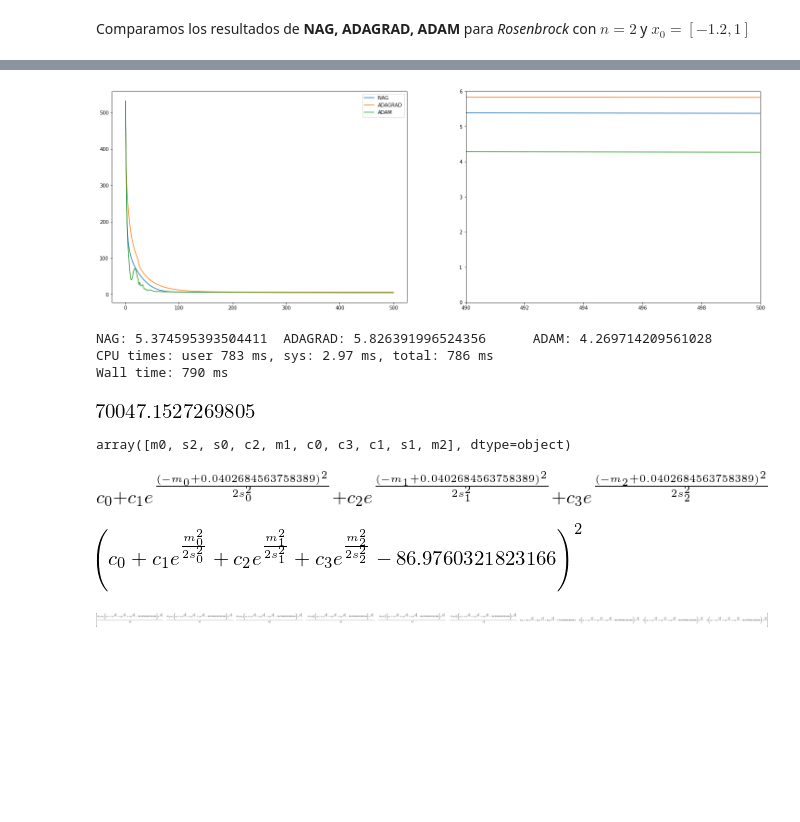
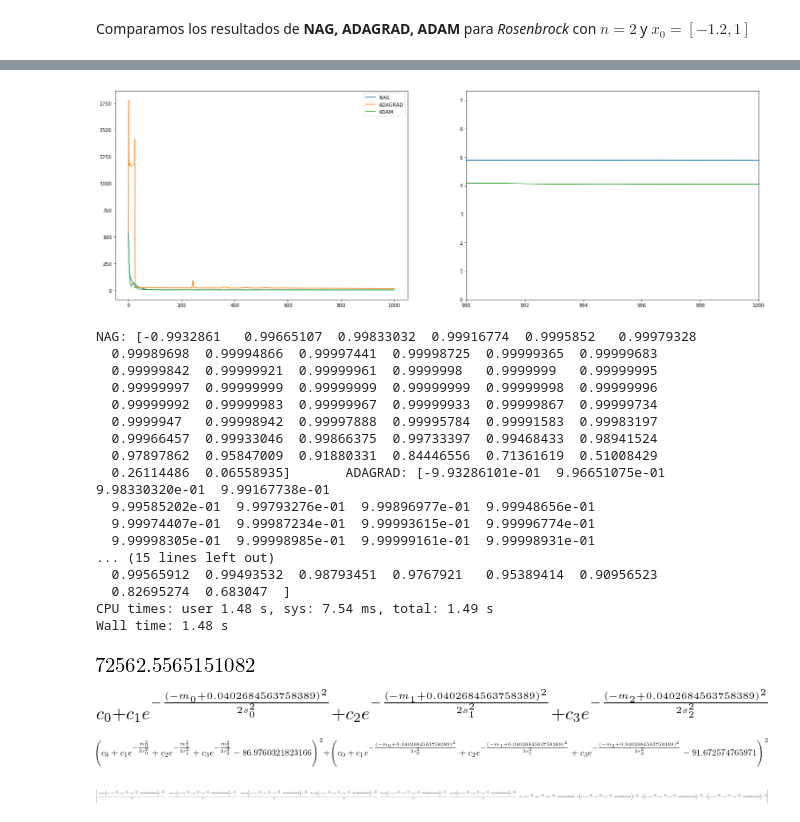
Before and after one commit to nottu/nottu-notes, a Jupyter notebook: MachineLearning/tarea_2_javier_peralta.ipynb, the cells around one changed output, grey strips where cells are left out. Saved outputs shown, nothing was run; the diff lists cells and outputs as text; code cells hidden in the pictures; blank space fills up the shorter version.

```diff
--- a/MachineLearning/tarea_2_javier_peralta.ipynb
+++ b/MachineLearning/tarea_2_javier_peralta.ipynb
@@ -187,24 +187,38 @@ Wall time: 281 ms
 x0 = np.ones((50))
 x0[0] = x0[-2] = -1.2
 rosenbrock_grad = sym_grad2(rosenbrock, len(x0))
-n_iter = 500
+n_iter = 1000
 nag_res = nag(rosenbrock, rosenbrock_grad, x0, n_iter, 0.0001, 0.2)
-adagrad_res = adagrad(rosenbrock, rosenbrock_grad, x0, n_iter, 0.1)
+adagrad_res = adagrad(rosenbrock, rosenbrock_grad, x0, n_iter, 1)
 adam_res = adam(rosenbrock, rosenbrock_grad, x0, n_iter, 0.1)
 
 plot_res(nag_res, adagrad_res, adam_res)
 print("NAG: {0}\tADAGRAD: {1}\tADAM: {2}".format(nag_res[-1], adagrad_res[-1] , adam_res[-1]))
 # %% [output]
-[figure, old version]
+[figure, new version]
-NAG: 5.374595393504411  ADAGRAD: 5.826391996524356      ADAM: 4.269714209561028
-CPU times: user 783 ms, sys: 2.97 ms, total: 786 ms
-Wall time: 790 ms
+NAG: [-0.9932861   0.99665107  0.99833032  0.99916774  0.9995852   0.99979328
+  0.99989698  0.99994866  0.99997441  0.99998725  0.99999365  0.99999683
+  0.99999842  0.99999921  0.99999961  0.9999998   0.9999999   0.99999995
+  0.99999997  0.99999999  0.99999999  0.99999999  0.99999998  0.99999996
+  0.99999992  0.99999983  0.99999967  0.99999933  0.99999867  0.99999734
+  0.9999947   0.99998942  0.99997888  0.99995784  0.99991583  0.99983197
+  0.99966457  0.99933046  0.99866375  0.99733397  0.99468433  0.98941524
+  0.97897862  0.95847009  0.91880331  0.84446556  0.71361619  0.51008429
+  0.26114486  0.06558935]       ADAGRAD: [-9.93286101e-01  9.96651075e-01  9.98330320e-01  9.99167738e-01
+  9.99585202e-01  9.99793276e-01  9.99896977e-01  9.99948656e-01
+  9.99974407e-01  9.99987234e-01  9.99993615e-01  9.99996774e-01
+  9.99998305e-01  9.99998985e-01  9.99999161e-01  9.99998931e-01
+... (15 lines left out)
+  0.99565912  0.99493532  0.98793451  0.9767921   0.95389414  0.90956523
+  0.82695274  0.683047  ]
+CPU times: user 1.48 s, sys: 7.54 ms, total: 1.49 s
+Wall time: 1.48 s
 # %%
 data = np.load('data.npy')
 # %%
 def radial_gauss(x, mu, sigma, lib=sp):
     expv = (x - mu)**2 / (2 * sigma**2)
-    return lib.exp(expv)
+    return lib.exp(-expv)
 
 def radial_fit(x, mu, sigma, c, lib=sp):
     val = c[0]
@@ -229,26 +243,20 @@ def create_radial_err_fun(x, y, msc):
 # %%
 radial_err(data[:10, 0], data[:10, 1], np.array([0, 1, 2]), np.array([1, 2, 3]), np.array([0, 1, 2, 3]))
 # %% [output]
-[figure, old version]
+[figure, new version]
 # %%
 k = 3
 c = sp.symbols('c0:{}'.format(k + 1))
 mu = sp.symbols('m0:{}'.format(k))
 sigma = sp.symbols('s0:{}'.format(k))
-
-v = np.array(c+mu+sigma)
-np.random.shuffle(v)
-v
-# %% [output]
-array([m0, s2, s0, c2, m1, c0, c3, c1, s1, m2], dtype=object)
 # %%
 radial_fit(data[1:2, 0][0], mu ,sigma, c, sp)
 # %% [output]
-[figure, old version]
+[figure, new version]
 # %%
-radial_err(data[:1, 0], data[:1, 1], mu ,sigma, c, sp)
+radial_err(data[:2, 0], data[:2, 1], mu ,sigma, c, sp)
 # %% [output]
-[figure, old version]
+[figure, new version]
 # %%
 def radial_err_pdif(x, y, mu, sigma, c):
         """mask: a bookean array that indicates the
@@ -279,4 +289,4 @@ def create_radial_err_pdif_fun(x, y, msc):
 # %%
 radial_err_pdif(data[:1, 0], data[:1, 1], mu, sigma, c)
 # %% [output]
-[figure, old version]
+[figure, new version]
```
Also changed, not shown: parts of 37 cells of this notebook.
